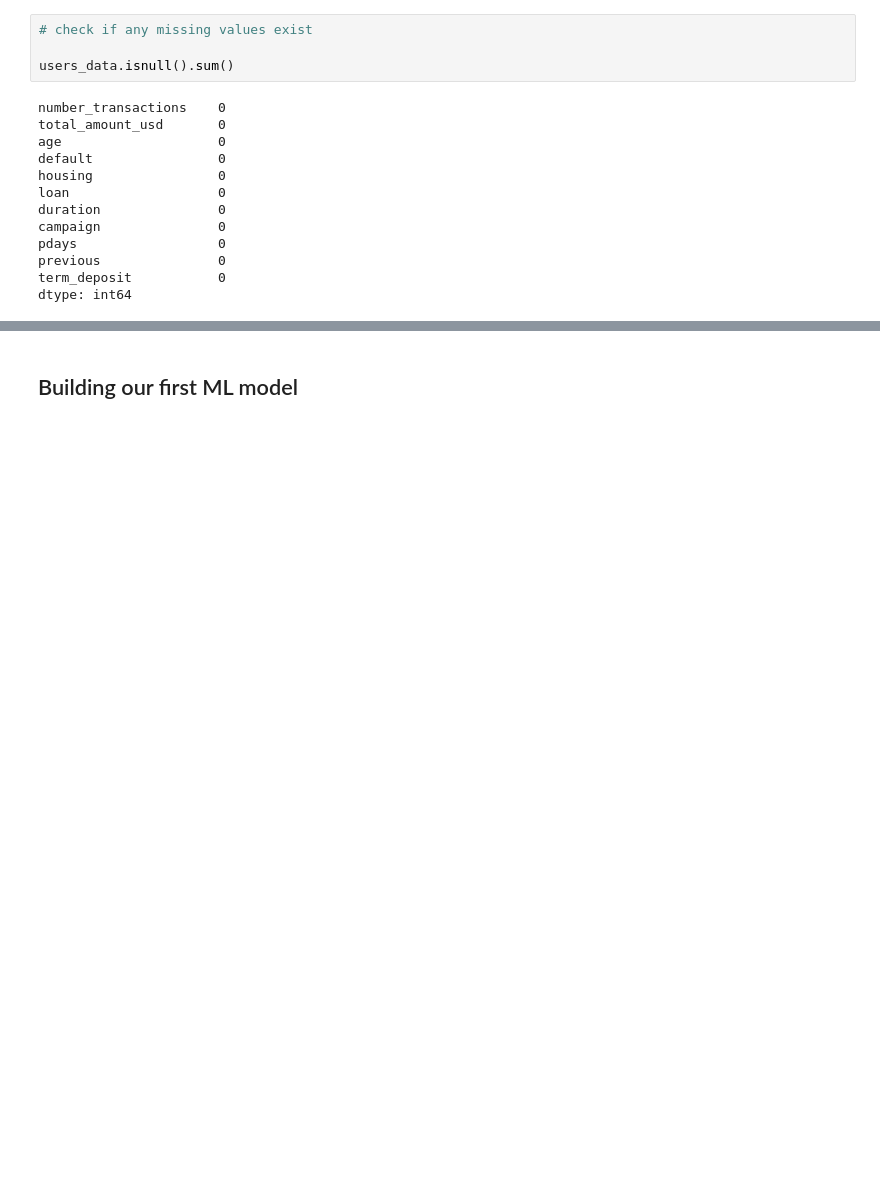
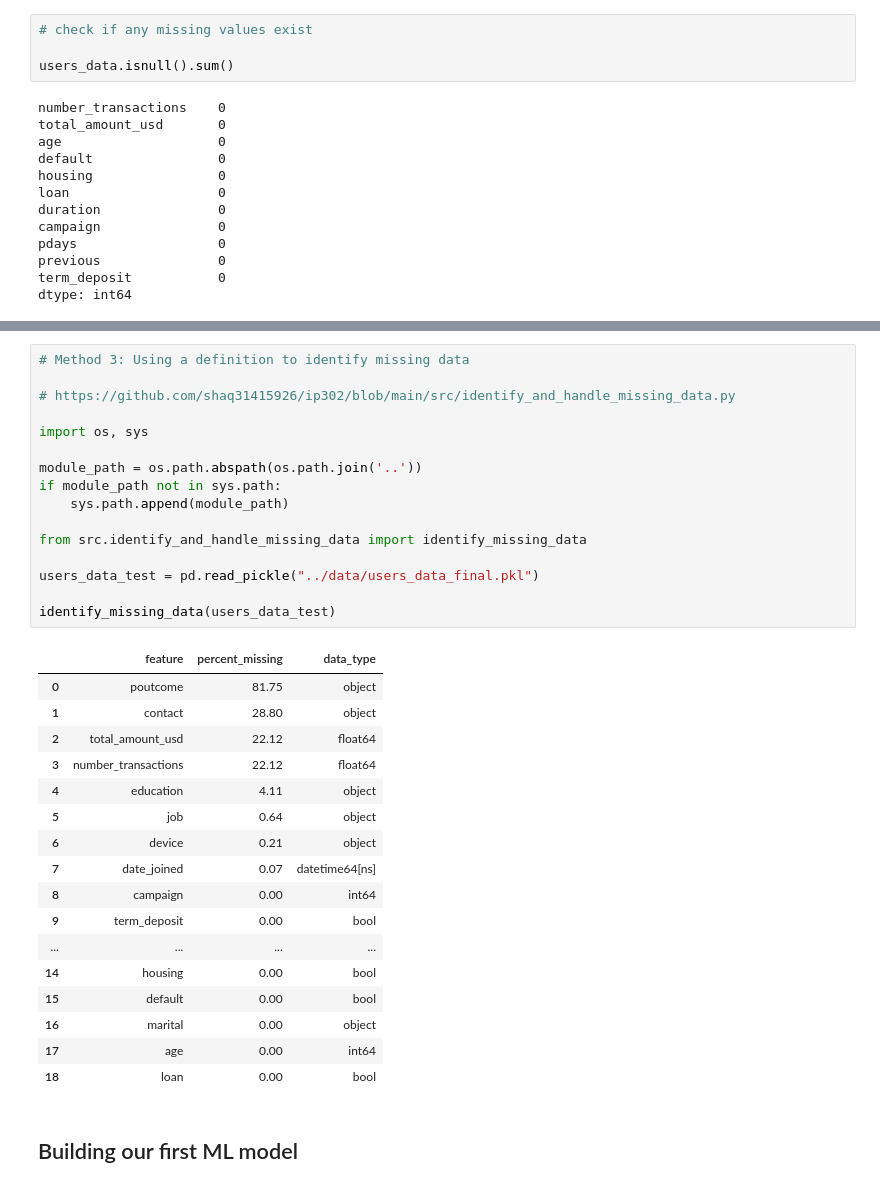
Before and after one commit to shaq31415926/ip302, a Jupyter notebook: notebooks/04-sh-ip302-lecture.ipynb, the cells around one changed output, grey strips where cells are left out. Saved outputs shown, nothing was run; the diff lists cells and outputs as text; blank space fills up the shorter version.

```diff
--- a/notebooks/04-sh-ip302-lecture.ipynb
+++ b/notebooks/04-sh-ip302-lecture.ipynb
@@ -158,3 +182,37 @@ dtype: int64
+# %%
+# Method 3: Using a definition to identify missing data
+
+# https://github.com/shaq31415926/ip302/blob/main/src/identify_and_handle_missing_data.py
+
+import os, sys
+
+module_path = os.path.abspath(os.path.join('..'))
+if module_path not in sys.path:
+    sys.path.append(module_path)
+
+from src.identify_and_handle_missing_data import identify_missing_data
+
+users_data_test = pd.read_pickle("../data/users_data_final.pkl")
+
+identify_missing_data(users_data_test)
+# %% [output]
+|  | feature | percent_missing | data_type |
+| 0 | poutcome | 81.75 | object |
+| 1 | contact | 28.80 | object |
+| 2 | total_amount_usd | 22.12 | float64 |
+| 3 | number_transactions | 22.12 | float64 |
+| 4 | education | 4.11 | object |
+| 5 | job | 0.64 | object |
+| 6 | device | 0.21 | object |
+| 7 | date_joined | 0.07 | datetime64[ns] |
+| 8 | campaign | 0.00 | int64 |
+| 9 | term_deposit | 0.00 | bool |
+| ... | ... | ... | ... |
+| 14 | housing | 0.00 | bool |
+| 15 | default | 0.00 | bool |
+| 16 | marital | 0.00 | object |
+| 17 | age | 0.00 | int64 |
+| 18 | loan | 0.00 | bool |
 # %% [markdown]
 ## Building our first ML model
 # %%
```
Also changed, not shown: parts of 7 cells of this notebook, 1 other file.
